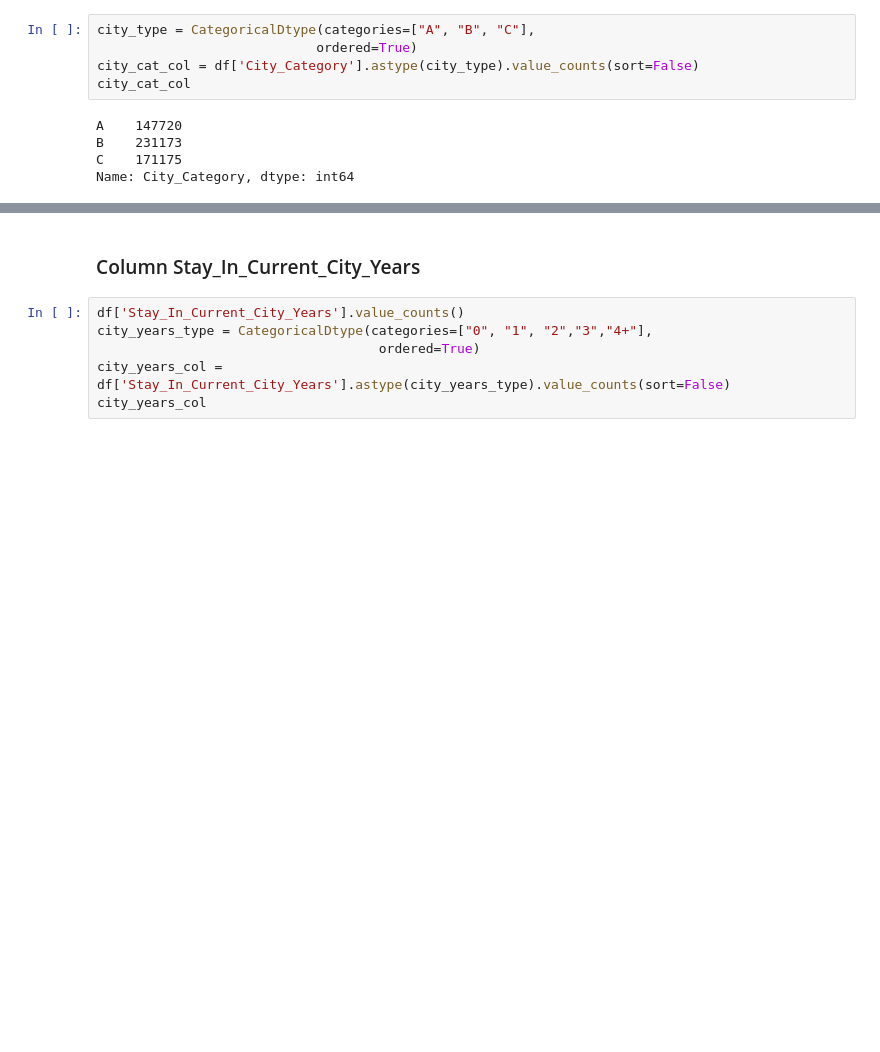
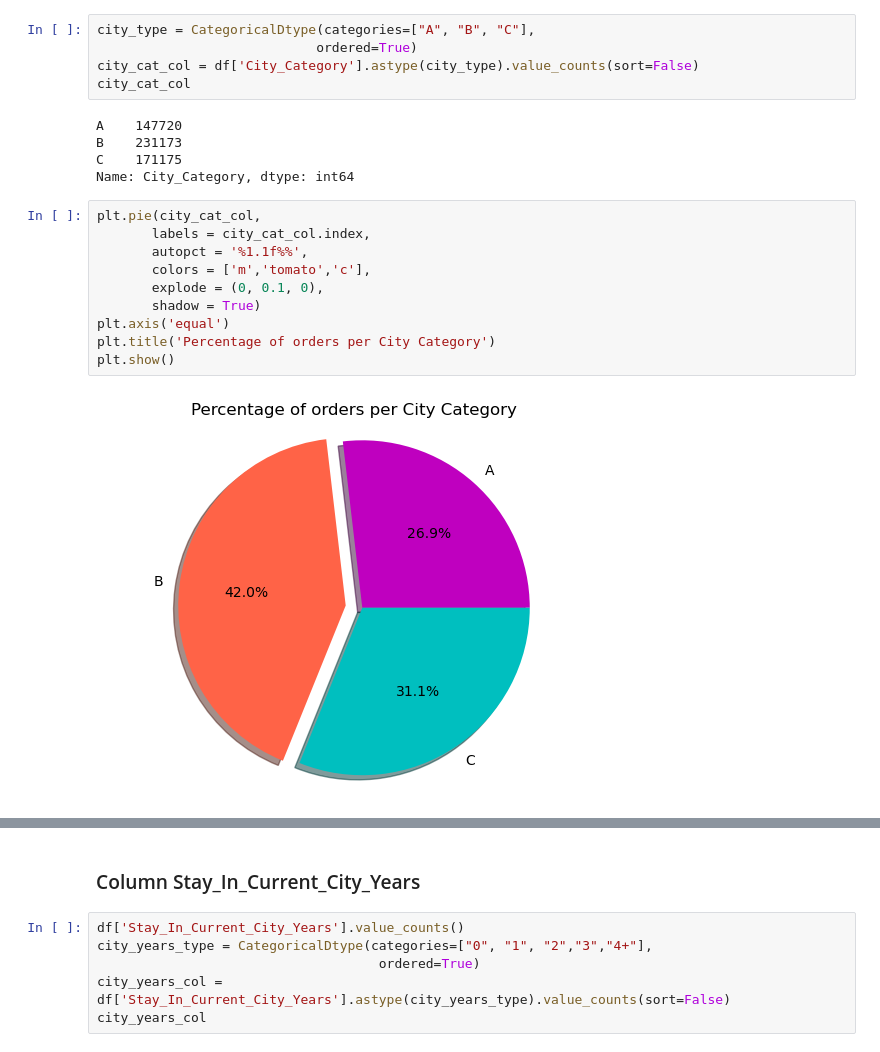
Before and after one commit to nguyenminhthuy/da-course-cybersoft, a Jupyter notebook: pj-black-friday-sales/black-friday-sales.ipynb, the cells around one changed output, grey strips where cells are left out. Cells and saved outputs as stored; diff of their text form; blank space fills up the shorter version.

```diff
--- a/pj-black-friday-sales/black-friday-sales.ipynb
+++ b/pj-black-friday-sales/black-friday-sales.ipynb
@@ -281,6 +294,18 @@ A    147720
 B    231173
 C    171175
 Name: City_Category, dtype: int64
+# %%
+plt.pie(city_cat_col,
+       labels = city_cat_col.index,
+       autopct = '%1.1f%%',
+       colors = ['m','tomato','c'],
+       explode = (0, 0.1, 0),
+       shadow = True)
+plt.axis('equal')
+plt.title('Percentage of orders per City Category')
+plt.show()
+# %% [output]
+[figure, added]
 # %%
 ax = city_cat_col.plot(kind='bar',
                   stacked=False, rot=0,
```
Also changed, not shown: parts of 32 cells of this notebook, 1 other file.
